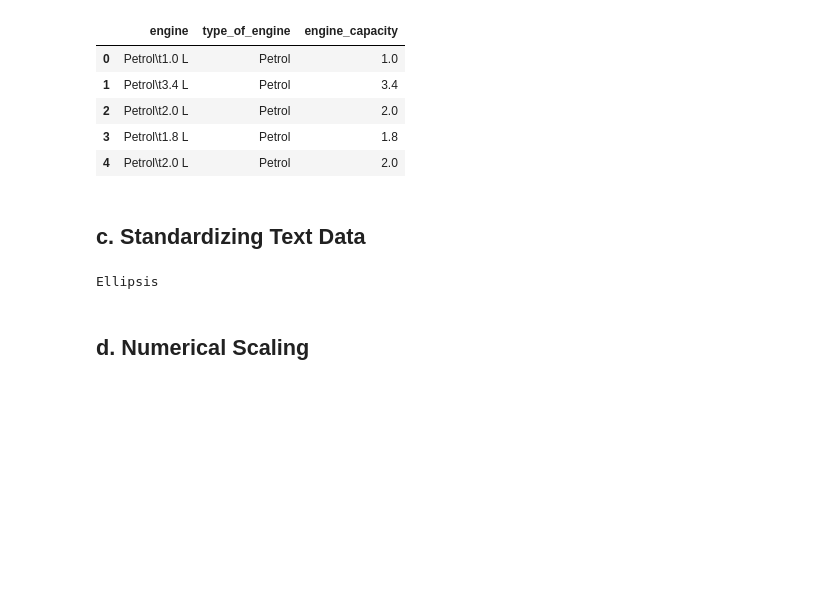
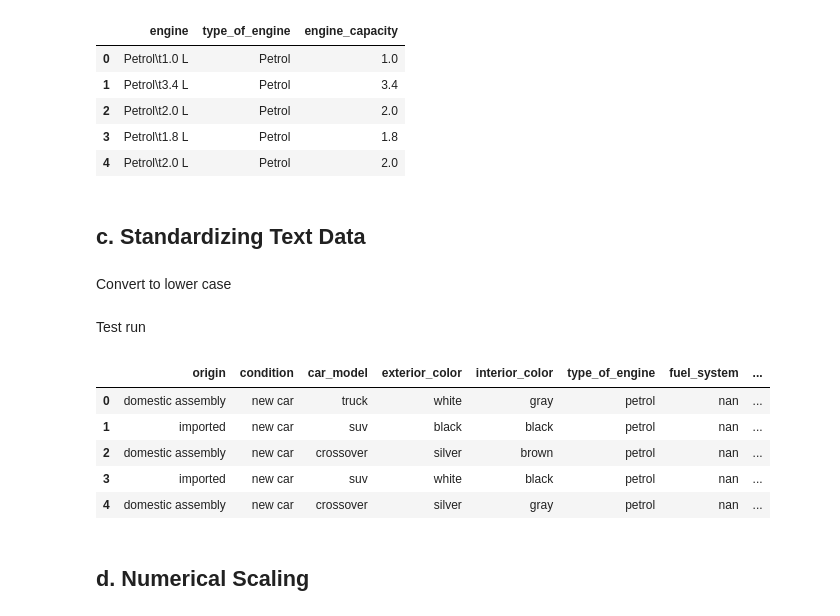
Before and after one commit to gvosper25/3009ICT-Assignmnet, a Jupyter notebook: 3009ICT_Assignment.ipynb, the cells around one changed output. Cells and saved outputs as stored; diff of their text form; code cells hidden in the pictures; blank space fills up the shorter version.

```diff
--- a/3009ICT_Assignment.ipynb
+++ b/3009ICT_Assignment.ipynb
@@ -72,10 +72,26 @@ car_data[['engine','type_of_engine','engine_capacity']].head()
 | 4 | Petrol\t2.0 L | Petrol | 2.0 |
 # %% [markdown]
 ## c. Standardizing Text Data
-# %%
-... # Your code goes here
-# %% [output]
-Ellipsis
+# %% [markdown]
+Convert to lower case
+# %%
+cols_to_lower = ['origin','condition','car_model','exterior_color', 'interior_color', 'type_of_engine',
+'fuel_system', 'transmission', 'drive_type', 'brand','grade']
+# %%
+for col in cols_to_lower:
+  car_data[col] = car_data[col].astype(str).str.lower()
+# %% [markdown]
+Test run
+# %%
+car_data[['origin','condition','car_model','exterior_color', 'interior_color', 'type_of_engine',
+'fuel_system', 'transmission', 'drive_type', 'brand','grade']].head ()
+# %% [output]
+|  | origin | condition | car_model | exterior_color | interior_color | type_of_engine | fuel_system | ... |
+| 0 | domestic assembly | new car | truck | white | gray | petrol | nan | ... |
+| 1 | imported | new car | suv | black | black | petrol | nan | ... |
+| 2 | domestic assembly | new car | crossover | silver | brown | petrol | nan | ... |
+| 3 | imported | new car | suv | white | black | petrol | nan | ... |
+| 4 | domestic assembly | new car | crossover | silver | gray | petrol | nan | ... |
 # %% [markdown]
 ## d. Numerical Scaling
 # %%
```
Also changed, not shown: parts of 1 cell of this notebook.
